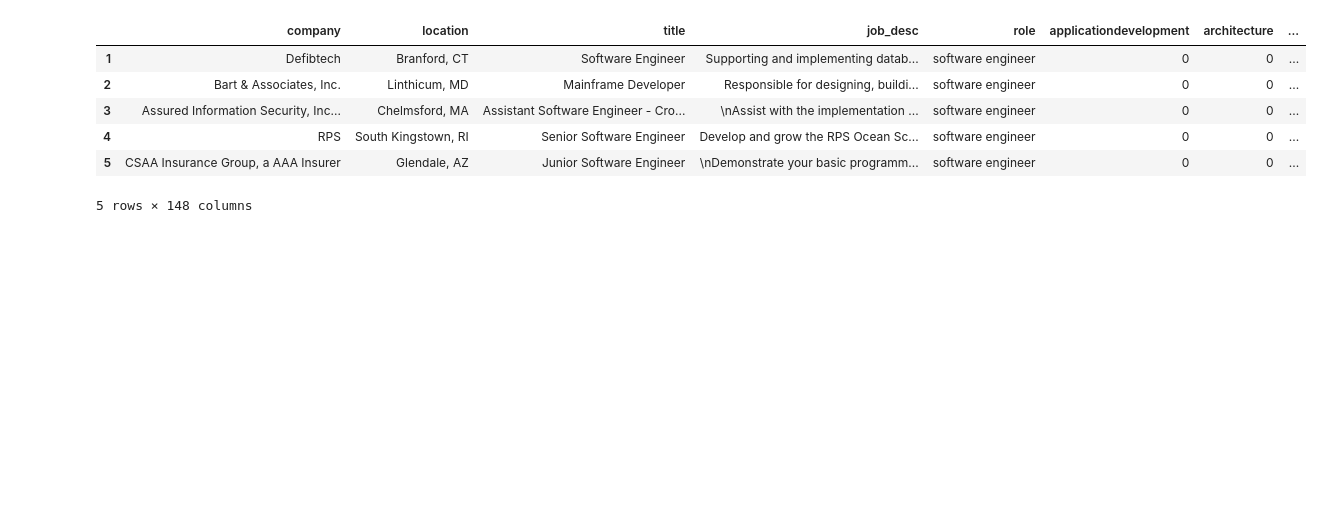
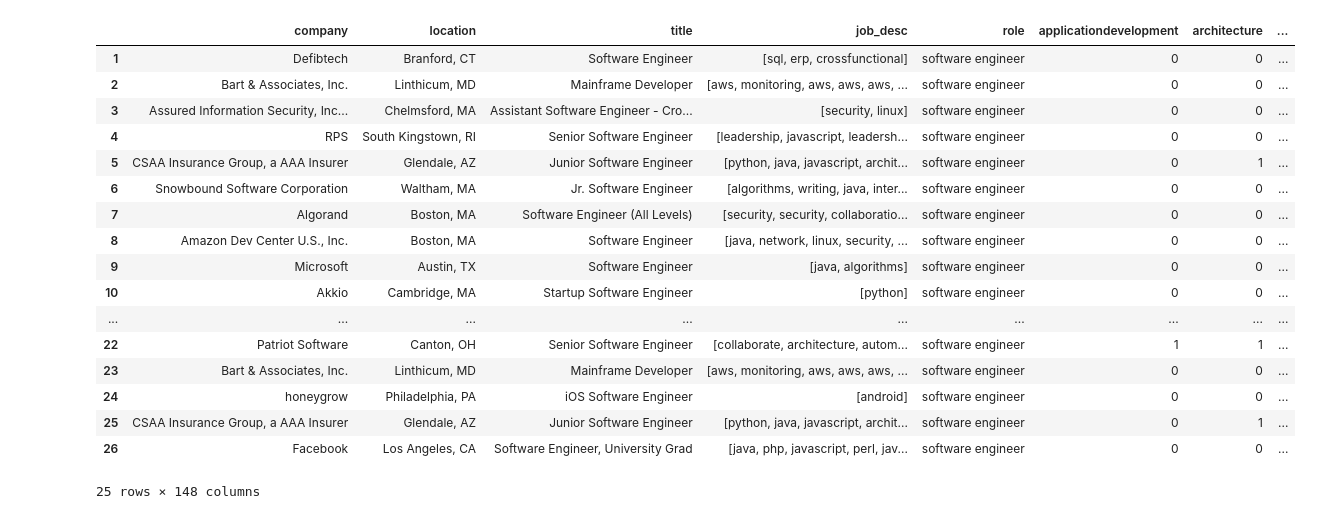
Before and after one commit to pratiksha-sawant/IT-Hiring-Trend-Analysis, a Jupyter notebook: jpy04_wordcount.ipynb, the cells around one changed output. Drawn from its saved outputs; the diff is of its cells as text; code cells hidden in the pictures; blank space fills up the shorter version.

Commit message:
updating data streaming file

```diff
--- a/jpy04_wordcount.ipynb
+++ b/jpy04_wordcount.ipynb
@@ -89,7 +89,7 @@ class Processing:
                 else:
                     continue
 
-            row['job_desc_tokens'] = jd_tokens
+            row['job_desc'] = jd_tokens
 
             jd_tokens = []
 
@@ -137,7 +137,7 @@ class Processing:
 
         df_merged = mydata.merge(df_wordcount, left_index=True, right_index=True)
 
-        df_merged.rename_axis('job_id')
+#         df_merged.rename_axis('job_id')
 
         return df_merged
 #             print(final)
@@ -165,12 +165,23 @@ if __name__ == '__main__':
 
     proc.uploadToS3(data)
 # %%
-data.head()
+data.head(25)
 # %% [output]
 |  | company | location | title | job_desc | role | applicationdevelopment | architecture | ... |
-| 1 | Defibtech | Branford, CT | Software Engineer | Supporting and implementing datab... | software engineer | 0 | 0 | ... |
-| 2 | Bart & Associates, Inc. | Linthicum, MD | Mainframe Developer | Responsible for designing, buildi... | software engineer | 0 | 0 | ... |
-| 3 | Assured Information Security, Inc... | Chelmsford, MA | Assistant Software Engineer - Cro... | \nAssist with the implementation ... | software engineer | 0 | 0 | ... |
-| 4 | RPS | South Kingstown, RI | Senior Software Engineer | Develop and grow the RPS Ocean Sc... | software engineer | 0 | 0 | ... |
-| 5 | CSAA Insurance Group, a AAA Insurer | Glendale, AZ | Junior Software Engineer | \nDemonstrate your basic programm... | software engineer | 0 | 0 | ... |
+| 1 | Defibtech | Branford, CT | Software Engineer | [sql, erp, crossfunctional] | software engineer | 0 | 0 | ... |
+| 2 | Bart & Associates, Inc. | Linthicum, MD | Mainframe Developer | [aws, monitoring, aws, aws, aws, ... | software engineer | 0 | 0 | ... |
+| 3 | Assured Information Security, Inc... | Chelmsford, MA | Assistant Software Engineer - Cro... | [security, linux] | software engineer | 0 | 0 | ... |
+| 4 | RPS | South Kingstown, RI | Senior Software Engineer | [leadership, javascript, leadersh... | software engineer | 0 | 0 | ... |
+| 5 | CSAA Insurance Group, a AAA Insurer | Glendale, AZ | Junior Software Engineer | [python, java, javascript, archit... | software engineer | 0 | 1 | ... |
+| 6 | Snowbound Software Corporation | Waltham, MA | Jr. Software Engineer | [algorithms, writing, java, inter... | software engineer | 0 | 0 | ... |
+| 7 | Algorand | Boston, MA | Software Engineer (All Levels) | [security, security, collaboratio... | software engineer | 0 | 0 | ... |
+| 8 | Amazon Dev Center U.S., Inc. | Boston, MA | Software Engineer | [java, network, linux, security, ... | software engineer | 0 | 0 | ... |
+| 9 | Microsoft | Austin, TX | Software Engineer | [java, algorithms] | software engineer | 0 | 0 | ... |
+| 10 | Akkio | Cambridge, MA | Startup Software Engineer | [python] | software engineer | 0 | 0 | ... |
+| ... | ... | ... | ... | ... | ... | ... | ... | ... |
+| 22 | Patriot Software | Canton, OH | Senior Software Engineer | [collaborate, architecture, autom... | software engineer | 1 | 1 | ... |
+| 23 | Bart & Associates, Inc. | Linthicum, MD | Mainframe Developer | [aws, monitoring, aws, aws, aws, ... | software engineer | 0 | 0 | ... |
+| 24 | honeygrow | Philadelphia, PA | iOS Software Engineer | [android] | software engineer | 0 | 0 | ... |
+| 25 | CSAA Insurance Group, a AAA Insurer | Glendale, AZ | Junior Software Engineer | [python, java, javascript, archit... | software engineer | 0 | 1 | ... |
+| 26 | Facebook | Los Angeles, CA | Software Engineer, University Grad | [java, php, javascript, perl, jav... | software engineer | 0 | 0 | ... |
-5 rows × 148 columns
+25 rows × 148 columns
```
Also changed, not shown: 4 other files.
